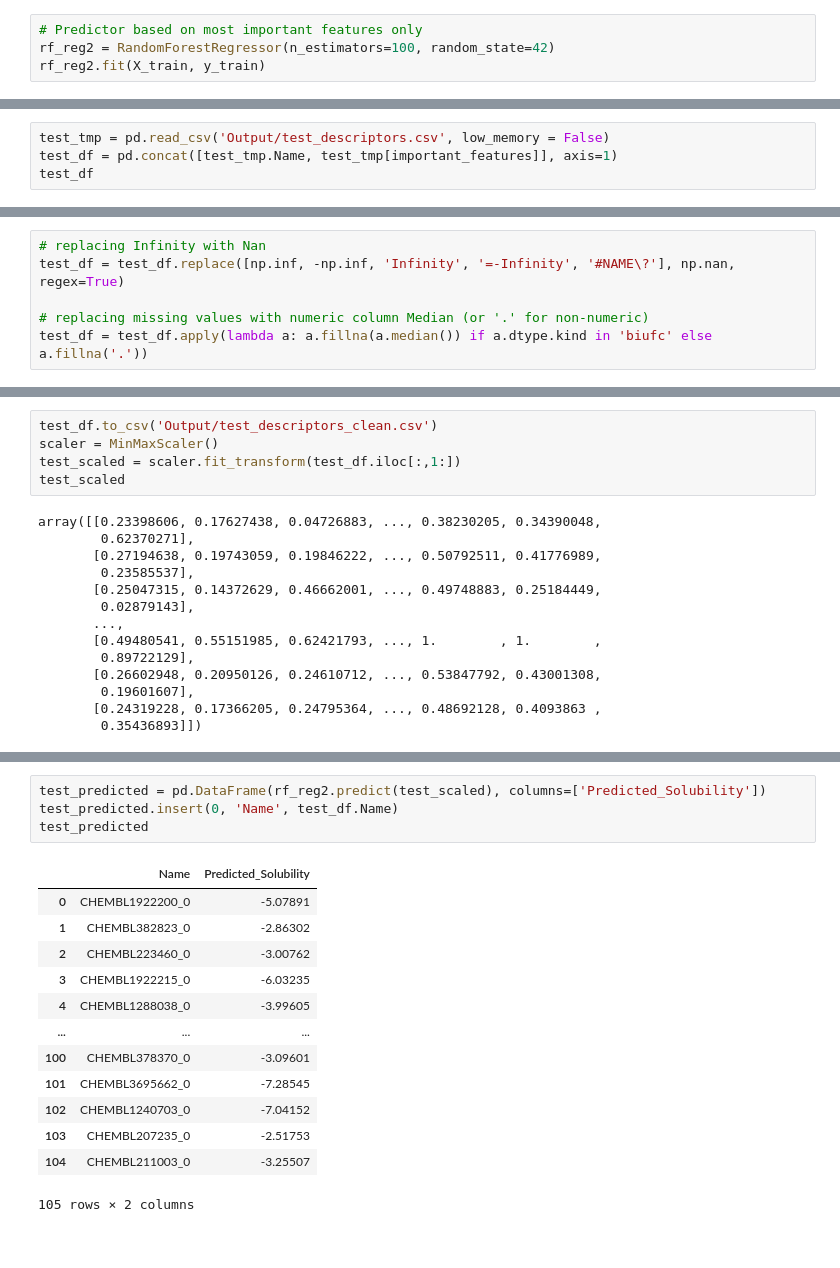
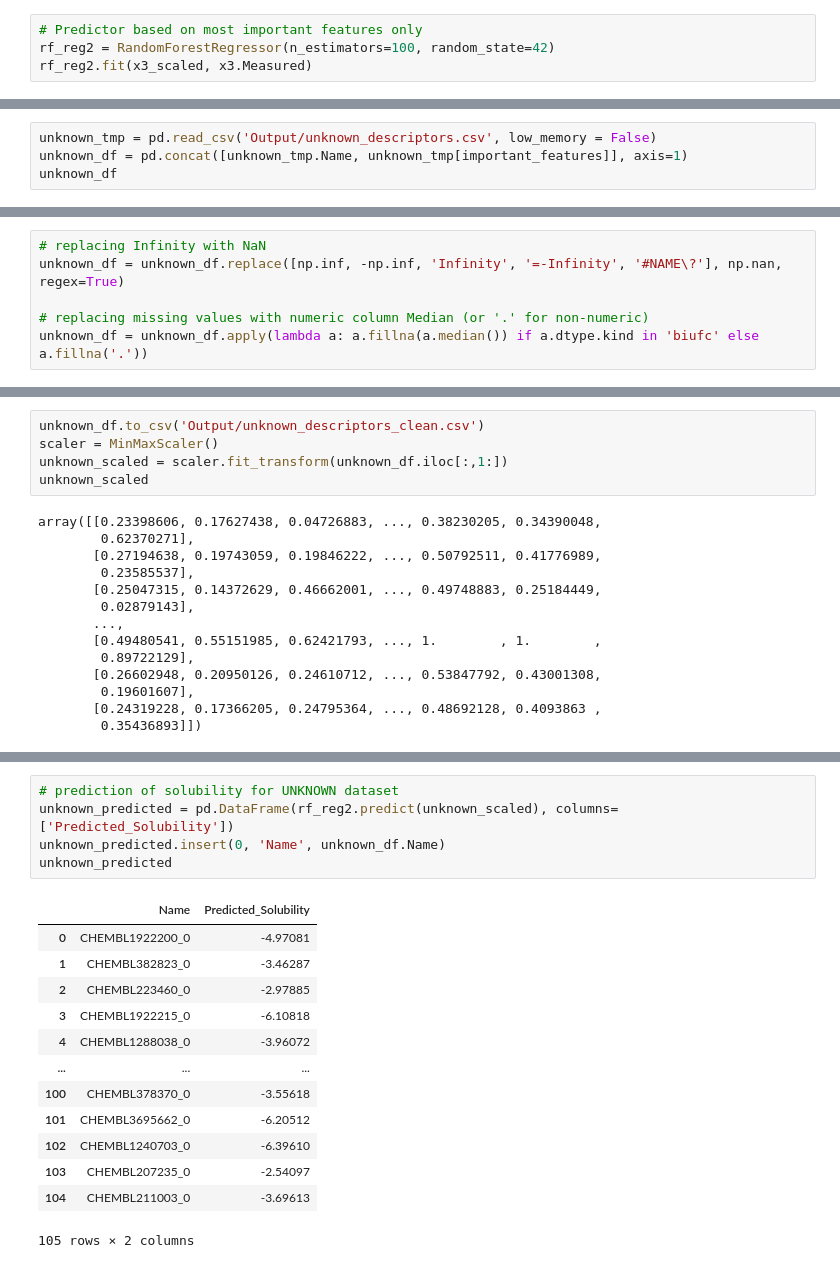
Before and after one commit to kuteykin/solubility-predictor, a Jupyter notebook: Solubility_predictor.ipynb, the cells around one changed output, grey strips where cells are left out. Cells and saved outputs as stored; diff of their text form.

```diff
--- a/Solubility_predictor.ipynb
+++ b/Solubility_predictor.ipynb
@@ -345,6 +339,6 @@ X_train, X_test, y_train, y_test = train_test_split(x3_scaled, \
 # %%
 # Predictor based on most important features only
 rf_reg2 = RandomForestRegressor(n_estimators=100, random_state=42)
-rf_reg2.fit(X_train, y_train)
+rf_reg2.fit(x3_scaled, x3.Measured)
 # %% [output]
 RandomForestRegressor(random_state=42)
@@ -373,7 +348,7 @@ R^2: 0.9100959839091209
 # %%
-test_tmp = pd.read_csv('Output/test_descriptors.csv', low_memory = False)
-test_df = pd.concat([test_tmp.Name, test_tmp[important_features]], axis=1)
-test_df
+unknown_tmp = pd.read_csv('Output/unknown_descriptors.csv', low_memory = False)
+unknown_df = pd.concat([unknown_tmp.Name, unknown_tmp[important_features]], axis=1)
+unknown_df
 # %% [output]
 |  | Name | ATS0p | ATS3p | AATS5p | AATS2i | AATS5i | AATS6i | ATSC0m | ATSC0p | AATSC3c | ... | ... |
 | 0 | CHEMBL1922200_0 | 79.808491 | 173.112167 | 1.145396 | 159.367074 | 169.699440 | 166.256777 | 1970.492926 | 12.511520 | -0.000625 | ... | ... |
@@ -389,9 +364,9 @@ test_df
 | 104 | CHEMBL211003_0 | 81.192054 | 172.040567 | 1.265601 | 160.434380 | 164.011677 | 163.529699 | 2643.955158 | 12.706586 | 0.001393 | ... | ... |
 105 rows × 43 columns
 # %%
-# replacing Infinity with Nan
-test_df = test_df.replace([np.inf, -np.inf, 'Infinity', '=-Infinity', '#NAME\?'], np.nan, regex=True)
+# replacing Infinity with NaN
+unknown_df = unknown_df.replace([np.inf, -np.inf, 'Infinity', '=-Infinity', '#NAME\?'], np.nan, regex=True)
 
 # replacing missing values with numeric column Median (or '.' for non-numeric)
-test_df = test_df.apply(lambda a: a.fillna(a.median()) if a.dtype.kind in 'biufc' else a.fillna('.'))
+unknown_df = unknown_df.apply(lambda a: a.fillna(a.median()) if a.dtype.kind in 'biufc' else a.fillna('.'))
 # %%
@@ -411,10 +386,10 @@ test_df
 | 104 | CHEMBL211003_0 | 81.192054 | 172.040567 | 1.265601 | 160.434380 | 164.011677 | 163.529699 | 2643.955158 | 12.706586 | 0.001393 | ... | ... |
 105 rows × 43 columns
 # %%
-test_df.to_csv('Output/test_descriptors_clean.csv')
+unknown_df.to_csv('Output/unknown_descriptors_clean.csv')
 scaler = MinMaxScaler()
-test_scaled = scaler.fit_transform(test_df.iloc[:,1:])
-test_scaled
+unknown_scaled = scaler.fit_transform(unknown_df.iloc[:,1:])
+unknown_scaled
 # %% [output]
 array([[0.23398606, 0.17627438, 0.04726883, ..., 0.38230205, 0.34390048,
         0.62370271],
@@ -434,21 +409,22 @@ test_scaled.shape
 # %% [output]
 (105, 42)
 # %%
-test_predicted = pd.DataFrame(rf_reg2.predict(test_scaled), columns=['Predicted_Solubility'])
-test_predicted.insert(0, 'Name', test_df.Name)
-test_predicted
+# prediction of solubility for UNKNOWN dataset
+unknown_predicted = pd.DataFrame(rf_reg2.predict(unknown_scaled), columns=['Predicted_Solubility'])
+unknown_predicted.insert(0, 'Name', unknown_df.Name)
+unknown_predicted
 # %% [output]
 |  | Name | Predicted_Solubility |
-| 0 | CHEMBL1922200_0 | -5.07891 |
-| 1 | CHEMBL382823_0 | -2.86302 |
-| 2 | CHEMBL223460_0 | -3.00762 |
-| 3 | CHEMBL1922215_0 | -6.03235 |
-| 4 | CHEMBL1288038_0 | -3.99605 |
+| 0 | CHEMBL1922200_0 | -4.97081 |
+| 1 | CHEMBL382823_0 | -3.46287 |
+| 2 | CHEMBL223460_0 | -2.97885 |
+| 3 | CHEMBL1922215_0 | -6.10818 |
+| 4 | CHEMBL1288038_0 | -3.96072 |
 | ... | ... | ... |
-| 100 | CHEMBL378370_0 | -3.09601 |
-| 101 | CHEMBL3695662_0 | -7.28545 |
-| 102 | CHEMBL1240703_0 | -7.04152 |
-| 103 | CHEMBL207235_0 | -2.51753 |
-| 104 | CHEMBL211003_0 | -3.25507 |
+| 100 | CHEMBL378370_0 | -3.55618 |
+| 101 | CHEMBL3695662_0 | -6.20512 |
+| 102 | CHEMBL1240703_0 | -6.39610 |
+| 103 | CHEMBL207235_0 | -2.54097 |
+| 104 | CHEMBL211003_0 | -3.69613 |
 105 rows × 2 columns
 # %%
```
Also changed, not shown: parts of 15 cells of this notebook.
